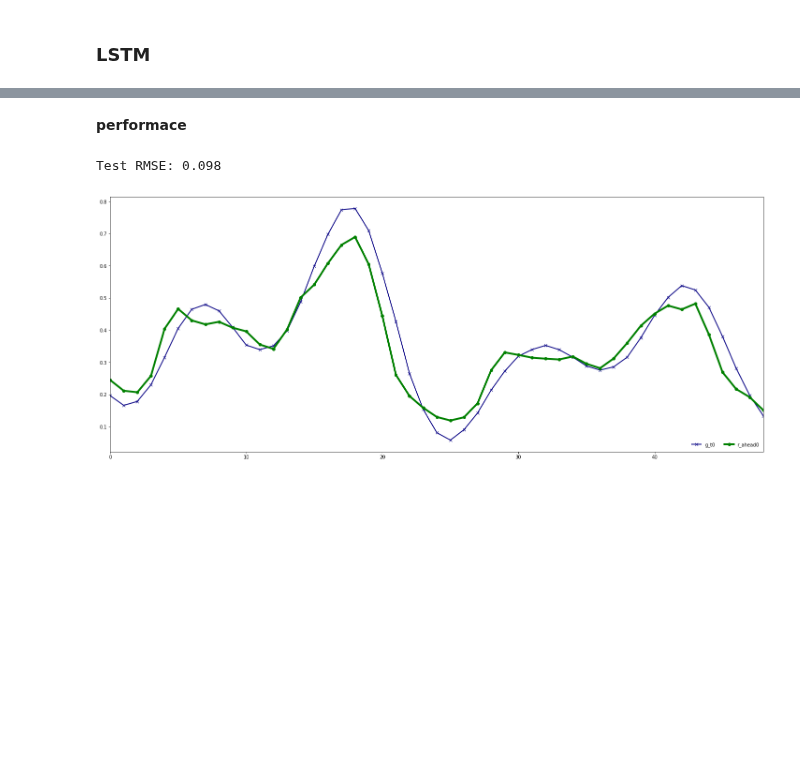
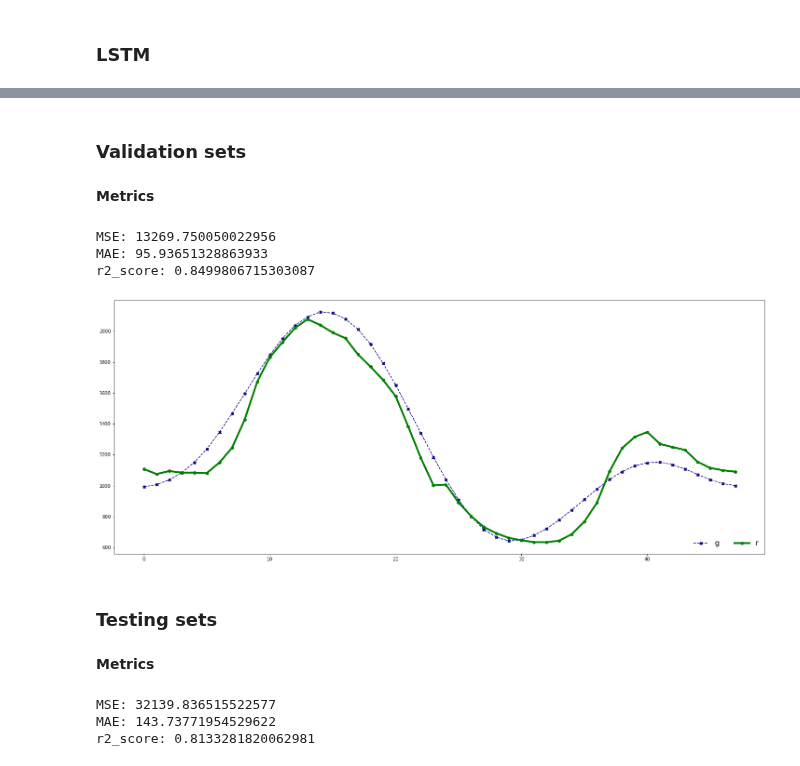
Before and after one commit to charlesfu4/MT, a Jupyter notebook: manual/hourly_forecast.ipynb, the cells around one changed output, grey strips where cells are left out. Cells and saved outputs as stored; diff of their text form; code cells hidden in the pictures; blank space fills up the shorter version.

```diff
--- a/manual/hourly_forecast.ipynb
+++ b/manual/hourly_forecast.ipynb
@@ -149,8 +259,8 @@ ahead_w.shape, ahead_e.shape, single_w.shape
 from sklearn.preprocessing import MinMaxScaler
 
 mmscaler = MinMaxScaler() ## will be used later in test set
-mmscaler.fit(ahead_w)
-mt = mmscaler.transform(ahead_w)
+mmscaler.fit(ftrain)
+mt = mmscaler.transform(ftrain)
 # %% [markdown]
 ### Feature Selection
 # %%
@@ -163,7 +273,7 @@ reg = ExtraTreeRegressor(criterion='mse',
                          max_features='auto', max_leaf_nodes=None,
                          min_impurity_decrease=0.0, min_impurity_split=None,
                          random_state=31,
-                         ccp_alpha=0.0).fit(mt, ahead_e)
+                         ccp_alpha=0.0).fit(mt, ttrain)
 model = SelectFromModel(reg, prefit=True)
 cols = model.get_support(indices=True)
 mt_feature = model.transform(mt)
@@ -594,21 +641,21 @@ from keras.models import Sequential
 from keras.layers import Dense
 from keras.layers import LSTM
 
-train_X, val_X, train_y, val_y = train_test_split(X_new, y_train_minmax, train_size = 0.7, test_size = 0.3)
+train_X, val_X, train_y, val_y = train_test_split(mt_feature, ttrain, train_size = 0.7, test_size = 0.3)
 ltrain_X = train_X.reshape((train_X.shape[0], 1, train_X.shape[1]))
 lval_X = val_X.reshape((val_X.shape[0], 1, val_X.shape[1]))
-ltrain_y = train_y.reshape((train_y.shape[0],1, train_y.shape[1]))
+ltrain_y = train_y.to_numpy().reshape((train_y.shape[0],1, train_y.shape[1]))
 
 # design network
 model = Sequential()
 model.add(LSTM(50, activation='relu', input_shape=(ltrain_X.shape[1], ltrain_X.shape[2]),return_sequences = True))
-model.add(TimeDistributed(Dense(49)))
-model.compile(loss='', optimizer='adam')
+model.add(TimeDistributed(Dense(48)))
+model.compile(loss='mean_squared_error', optimizer='adam')
 model.summary()
 # fit network
 history = model.fit(ltrain_X, ltrain_y, epochs=50, batch_size=72, verbose=2, shuffle=False)
 # plot history
-pyplot.plot(history.history['loss'], label='train')
-pyplot.legend()
-pyplot.show()
+plt.plot(history.history['loss'], label='train')
+plt.legend()
+plt.show()
 # %% [output]
@@ -616,8 +680,4 @@ AttributeError: 'DataFrame' object has no attribute 'reshape'
+# %% [markdown]
+### Validation sets
 # %% [markdown]
-**performace**
+**Metrics**
-# %%
-import math
-rmse = math.sqrt(mean_squared_error(test_y, yhat))
-print('Test RMSE: %.3f' % rmse)
-# %% [output]
-Test RMSE: 0.098
@@ -631,17 +684,28 @@ guess = guess[:1,:]
+# %%
+yhat = model.predict(val_X.reshape(val_X.shape[0], 1, val_X.shape[1]))
+yhat = yhat.reshape(yhat.shape[0], yhat.shape[2])
+# %%
+get_eval(val_y.iloc[:1,:].to_numpy().reshape(-1,1), yhat[:1,:].reshape(-1,1))
+# %% [output]
+MSE: 13269.750050022956
+MAE: 95.93651328863933
+r2_score: 0.8499806715303087
 # %%
-rpdf = pd.DataFrame()
-gpdf = pd.DataFrame()
-
-ax = plt.gca()
-
+real = val_y.to_numpy()
+guess = yhat
+real = real[10:11,:49]
+guess = guess[10:11,:49]
+rpdf = plot_df(real,"r")
+gpdf = plot_df(guess,"g")
 
 #plot
-gpdf.plot(figsize=(25,10),colormap='plasma',style='-x',legend = True, ax = ax, lw = 2)
-rpdf.plot(figsize=(25,10), color='Green',style ='-o',legend = True, ax = ax, lw = 4)
-ax.legend(frameon=False, loc='lower right', ncol=6)
-#for key in gpdf:
-#    gpdf['{}'.format(key)].plot(colormap = 'Greens',style='-',legend = True)
+ax = plt.gca()
+gpdf.plot(figsize=(25,10), colormap = 'plasma',style='--X',legend = True, ax = ax)
+rpdf.plot(figsize=(25,10), color = 'g',style ='-o',legend = True, ax = ax,lw = 4)
+ax.legend(frameon=False, loc='lower right', ncol=6, prop={'size': 16})
 
 plt.show()
 # %% [output]
-[figure, old version]
+[figure, new version]
+# %% [markdown]
+### Testing sets
@@ -647,0 +715,8 @@ plt.show()
+# %% [markdown]
+**Metrics**
+# %%
+get_eval(test_y.iloc[:1,:].to_numpy().reshape(-1,1), yhat[:1,:].reshape(-1,1))
+# %% [output]
+MSE: 32139.836515522577
+MAE: 143.73771954529622
+r2_score: 0.8133281820062981
```
Also changed, not shown: parts of 48 cells of this notebook, 1 other file.
